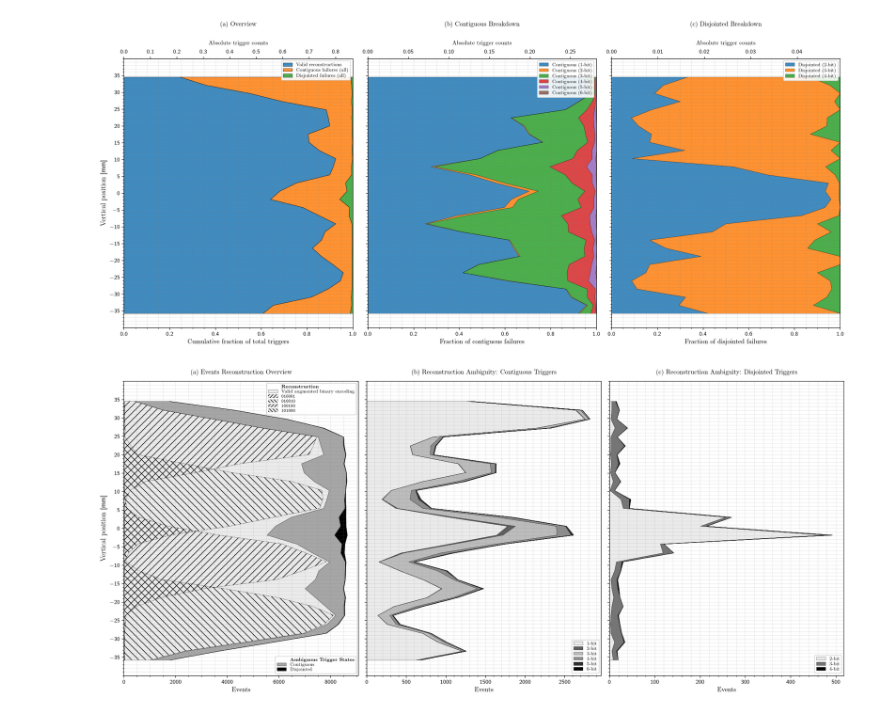
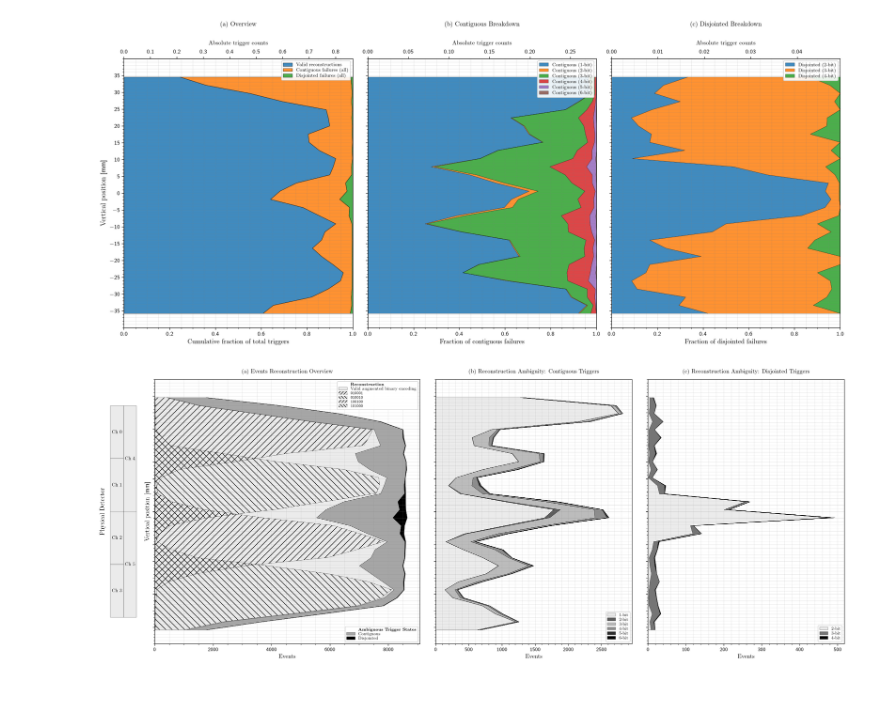
Before and after one commit to Dawson-HEP/scintillating_chamber, a Jupyter notebook: data_analysis/frequency_distribution/radecs/frequency_graphs.ipynb, the cells around one changed output. Cells and saved outputs as stored; diff of their text form; code cells hidden in the pictures.

Commit message:
add physical detector representation

```diff
--- a/data_analysis/frequency_distribution/radecs/frequency_graphs.ipynb
+++ b/data_analysis/frequency_distribution/radecs/frequency_graphs.ipynb
@@ -1731,7 +1731,7 @@ plt.show()
 import matplotlib.pyplot as plt
 import numpy as np
 from matplotlib import rc
-from matplotlib.patches import Patch
+from matplotlib.patches import Patch, Rectangle
 from matplotlib.lines import Line2D
 
 try:
@@ -1837,7 +1837,10 @@ def get_abs_counts(indices):
 # ==============================================================================
 # Create 1x3 Side-by-Side Subplot Layout
 # ==============================================================================
-fig, (ax1, ax2, ax3) = plt.subplots(1, 3, figsize=(18, 8), sharey=True)
+fig, (ax0, ax1, ax2, ax3) = plt.subplots(
+    1, 4, figsize=(20, 8), sharey=True,
+    gridspec_kw={'width_ratios': [0.15, 1.35, 1.0, 1.0]},
+)
 
 EDGE_LW = 0.3  # thin contour style (match middle-column fills / legends)
 SUBTLE_GREY = '0.92'  # near-white fill (avoids harsh pure white)
@@ -1867,6 +1870,39 @@ def greyscale_by_yield(bit_groups):
     return colors
 
 # ==============================================================================
+# ==============================================================================
+# COLUMN 0: Sensor schematic (no axes; same vertical scale as other columns)
+# ==============================================================================
+# Rectangles defined corner-to-corner; text centered in each.
+_schematic_rects = [
+    ((12.5 + 0, +32), (12.5 + 12.5, 0), 'Ch 4'),
+    ((12.5 + 0, -32), (12.5 + 12.5, 0), 'Ch 5'),
+    ((0, +32), (12.5, +16), 'Ch 0'),
+    ((0, +16), (12.5, 0), 'Ch 1'),
+    ((0, -16), (12.5, 0), 'Ch 2'),
+    ((0, -32), (12.5, -16), 'Ch 3'),  # bottom-left of 0..3 stack
+]
+
+for (x0, y0), (x1, y1), label in _schematic_rects:
+    x, y = min(x0, x1), min(y0, y1)
+    w, h = abs(x1 - x0), abs(y1 - y0)
+    ax0.add_patch(Rectangle(
+        (x, y), w, h,
+        facecolor=SUBTLE_GREY, edgecolor='black', linewidth=EDGE_LW,
+    ))
+    ax0.text(
+        (x0 + x1) / 2, (y0 + y1) / 2, label,
+        ha='center', va='center', fontsize=9, color='black',
+    )
+
+ax0.set_xlim(-1.0, 27.0)
+ax0.set_ylabel(r'Physical Detector', fontsize=12)
+# Hide tick marks, tick numbers, and spines while keeping the ylabel
+ax0.tick_params(left=False, bottom=False, labelleft=False, labelbottom=False, color="white")
+ax0.tick_params(axis='y', length=0, which='both')
+for spine in ax0.spines.values():
+    spine.set_visible(False)
+
 # COLUMN 1: Overview — white / grey / black, event counts on bottom
 # ==============================================================================
 c_curr1 = np.zeros_like(y_pos)
@@ -2010,31 +2046,31 @@ c_curr3 = np.zeros_like(y_pos)
 
 for b_count in range(1, 7):
     indices = disjointed_by_bits[b_count]
     if not indices:
         continue
 
     counts = get_abs_counts(indices)
     c_next3 = c_curr3 + counts
 
     ax3.fill_betweenx(
         y_pos, c_curr3, c_next3,
         facecolor=disjoint_colors[b_count], edgecolor='black', linewidth=EDGE_LW, alpha=1.0,
         label=rf'{b_count}-bit'
     )
     c_curr3 = c_next3
 
 xmax3 = float(np.max(c_curr3)) * 1.05 if np.max(c_curr3) > 0 else 100
 ax3.set_xlim(0, xmax3)
 ax3.set_ylim(-40, 40)
 ax3.set_yticks(np.arange(-35, 40, 5))
 ax3.set_xlabel(r'Events', fontsize=11)
 ax3.set_title(r'(c) Reconstruction Ambiguity: Disjointed Triggers', fontsize=11, pad=12)
 ax3.grid(which='both', lw=0.4, ls='-', color='gray', alpha=0.3)
 ax3.minorticks_on()
 ax3.legend(fontsize=8, framealpha=0.9, loc='lower right')
 
 fig.tight_layout()
 plt.savefig("valid_reconstruction_distribution.svg", dpi=300)
 plt.show()
 # %% [output]
-[figure, old version]
+[figure, new version]
```
Also changed, not shown: 1 other file.
